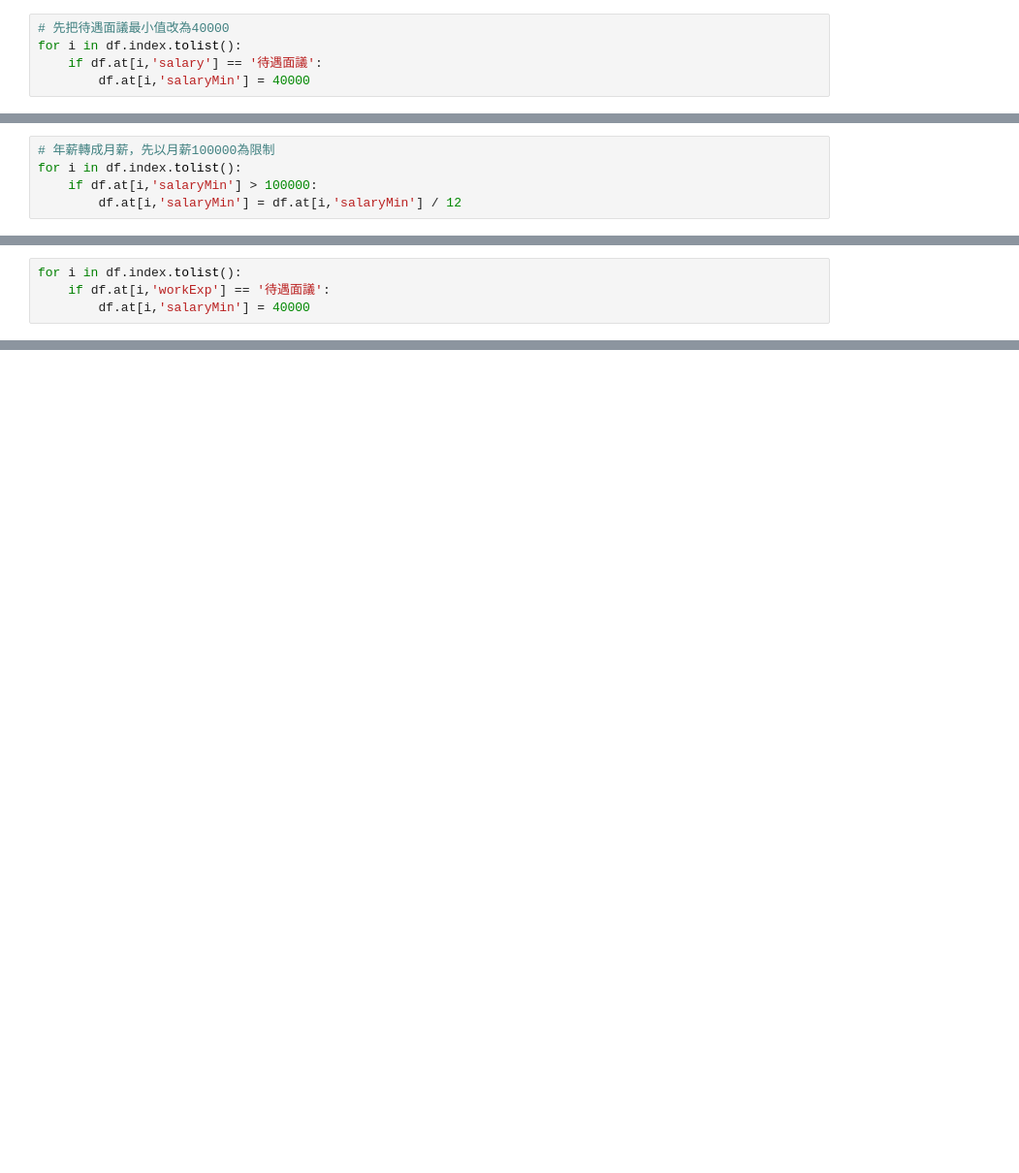
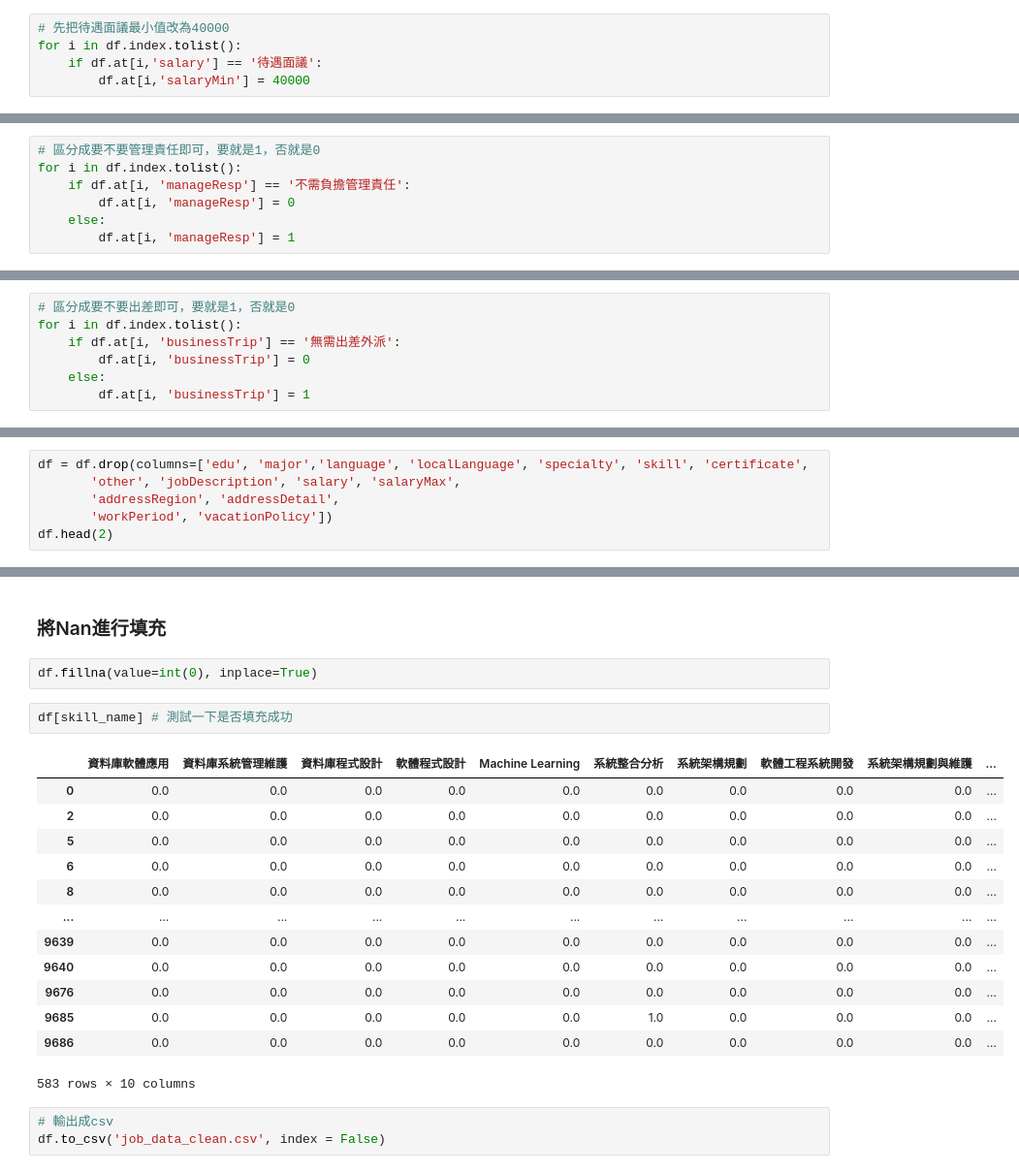
Before and after one commit to erikson0611/data_job, a Jupyter notebook: data_clean.ipynb, the cells around one changed output, grey strips where cells are left out. Shown at 97% size. Cells and saved outputs as stored; diff of their text form; blank space fills up the shorter version.

```diff
--- a/data_clean.ipynb
+++ b/data_clean.ipynb
@@ -265,5 +473,7 @@ for i in df.index.tolist():
 # %%
-# 年薪轉成月薪，先以月薪100000為限制
+# 區分成要不要管理責任即可，要就是1，否就是0
 for i in df.index.tolist():
-    if df.at[i,'salaryMin'] > 100000:
-        df.at[i,'salaryMin'] = df.at[i,'salaryMin'] / 12
+    if df.at[i, 'manageResp'] == '不需負擔管理責任':
+        df.at[i, 'manageResp'] = 0
+    else:
+        df.at[i, 'manageResp'] = 1
@@ -303,4 +497,7 @@ array(['3年以上', '2年以上', '不拘', '1年以上', '5年以上', '10年
 # %%
+# 區分成要不要出差即可，要就是1，否就是0
 for i in df.index.tolist():
-    if df.at[i,'workExp'] == '待遇面議':
-        df.at[i,'salaryMin'] = 40000
+    if df.at[i, 'businessTrip'] == '無需出差外派':
+        df.at[i, 'businessTrip'] = 0
+    else:
+        df.at[i, 'businessTrip'] = 1
@@ -306,0 +510,6 @@ for i in df.index.tolist():
+# %%
+df = df.drop(columns=['edu', 'major','language', 'localLanguage', 'specialty', 'skill', 'certificate',
+       'other', 'jobDescription', 'salary', 'salaryMax',
+       'addressRegion', 'addressDetail',
+       'workPeriod', 'vacationPolicy'])
+df.head(2)
@@ -373,0 +544,23 @@ df.groupby('industry').count().sort_values('jobName', ascending = False)[major_n
+# %% [markdown]
+### 將Nan進行填充
+# %%
+df.fillna(value=int(0), inplace=True)
+# %%
+df[skill_name] # 測試一下是否填充成功
+# %% [output]
+|  | 資料庫軟體應用 | 資料庫系統管理維護 | 資料庫程式設計 | 軟體程式設計 | Machine Learning | 系統整合分析 | 系統架構規劃 | 軟體工程系統開發 | 系統架構規劃與維護 | ... |
+| 0 | 0.0 | 0.0 | 0.0 | 0.0 | 0.0 | 0.0 | 0.0 | 0.0 | 0.0 | ... |
+| 2 | 0.0 | 0.0 | 0.0 | 0.0 | 0.0 | 0.0 | 0.0 | 0.0 | 0.0 | ... |
+| 5 | 0.0 | 0.0 | 0.0 | 0.0 | 0.0 | 0.0 | 0.0 | 0.0 | 0.0 | ... |
+| 6 | 0.0 | 0.0 | 0.0 | 0.0 | 0.0 | 0.0 | 0.0 | 0.0 | 0.0 | ... |
+| 8 | 0.0 | 0.0 | 0.0 | 0.0 | 0.0 | 0.0 | 0.0 | 0.0 | 0.0 | ... |
+| ... | ... | ... | ... | ... | ... | ... | ... | ... | ... | ... |
+| 9639 | 0.0 | 0.0 | 0.0 | 0.0 | 0.0 | 0.0 | 0.0 | 0.0 | 0.0 | ... |
+| 9640 | 0.0 | 0.0 | 0.0 | 0.0 | 0.0 | 0.0 | 0.0 | 0.0 | 0.0 | ... |
+| 9676 | 0.0 | 0.0 | 0.0 | 0.0 | 0.0 | 0.0 | 0.0 | 0.0 | 0.0 | ... |
+| 9685 | 0.0 | 0.0 | 0.0 | 0.0 | 0.0 | 1.0 | 0.0 | 0.0 | 0.0 | ... |
+| 9686 | 0.0 | 0.0 | 0.0 | 0.0 | 0.0 | 0.0 | 0.0 | 0.0 | 0.0 | ... |
+583 rows × 10 columns
+# %%
+# 輸出成csv
+df.to_csv('job_data_clean.csv', index = False)
```
Also changed, not shown: parts of 43 cells of this notebook, 2 other files.
